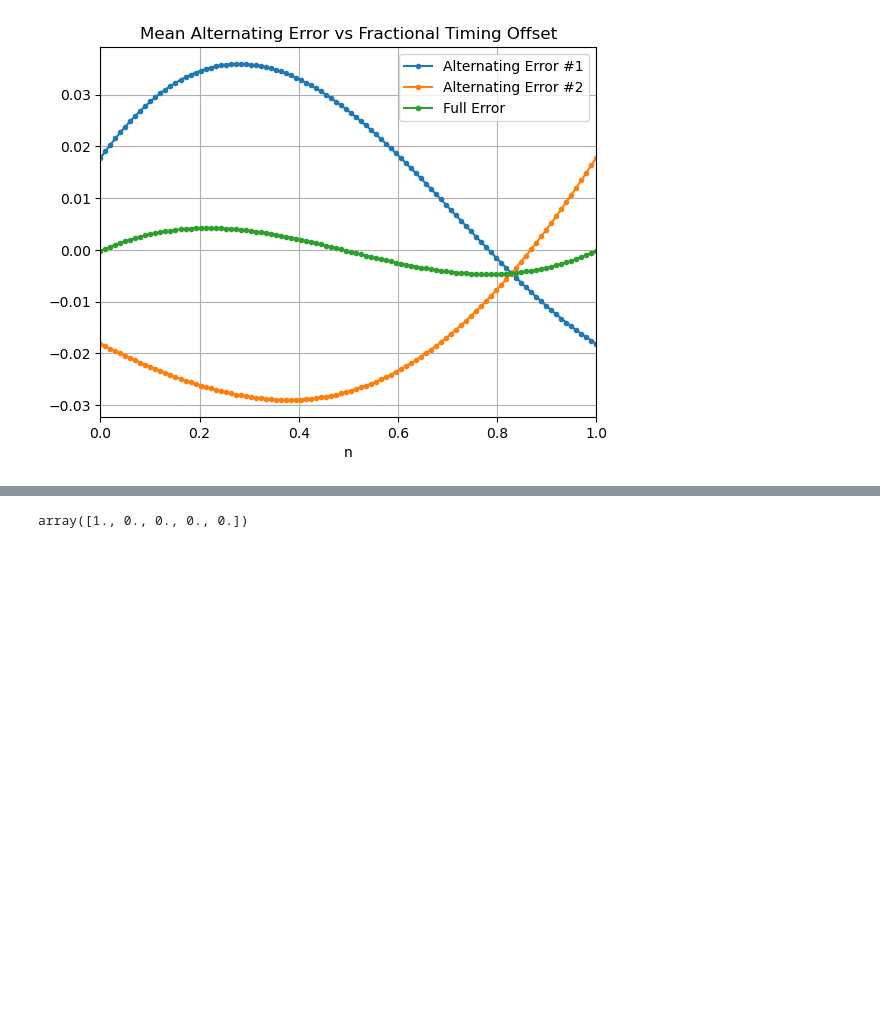
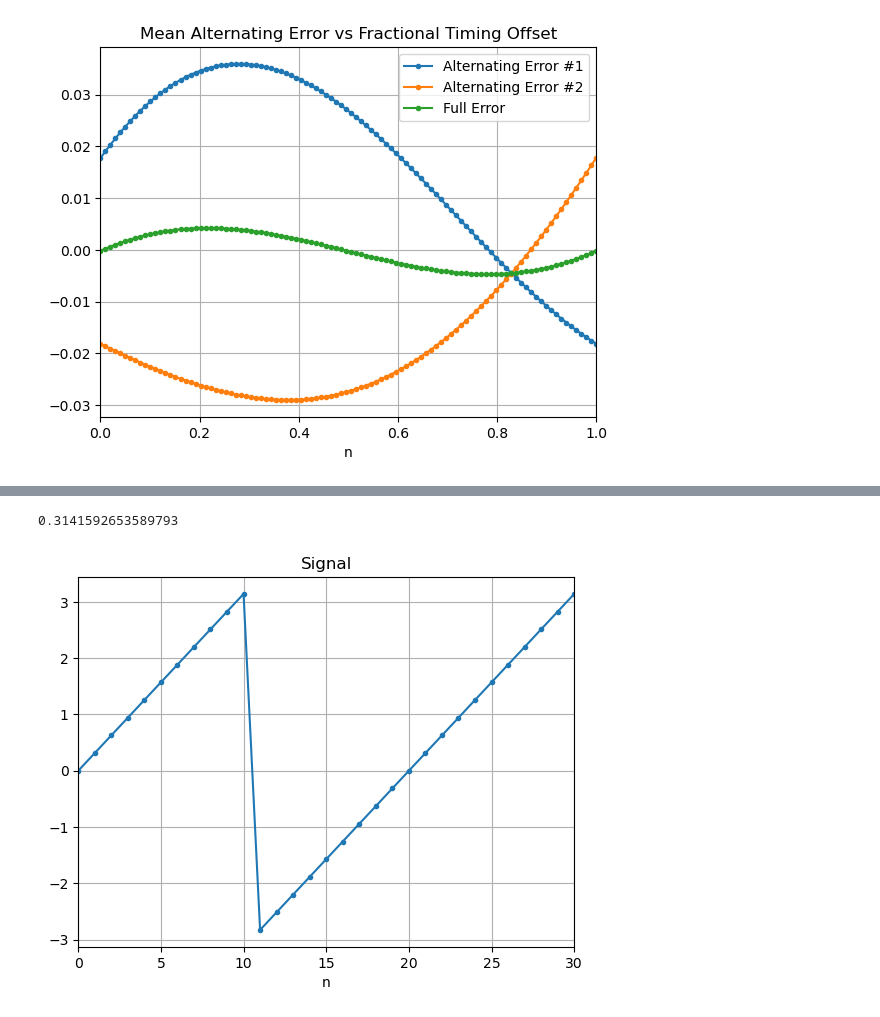
Before and after one commit to cddelong6626/sdr-notebooks, a Jupyter notebook: notebooks/qpsk_sim.ipynb, the cells around one changed output, grey strips where cells are left out. Drawn from its saved outputs; the diff is of its cells as text; code cells hidden in the pictures; blank space fills up the shorter version.

```diff
--- a/notebooks/qpsk_sim.ipynb
+++ b/notebooks/qpsk_sim.ipynb
@@ -418,8 +437,17 @@ plot_signal(frames_out, frames_in)
-# %%
-a = [1.0, 0, 0, 0]
-
-b = [1.0, 0]
-
-np.convolve(a, b)
-# %% [output]
-array([1., 0., 0., 0., 0.])
+# %%
+pct = 0.05
+print(pct*(2*np.pi))
+
+sig_0 = zadoff_chu(31)
+sig_1 = apply_cfo(sig_0, pct)
+
+phase_off = np.angle(sig_1 / sig_0)
+rel_phase_off = phase_off[1:] - phase_off[:-1]
+w_est = np.mean(rel_phase_off)
+
+# plot_signal(sig_0)
+# plot_signal(sig_1)
+plot_signal(phase_off)
+# %% [output]
+0.3141592653589793
+[figure, added]
```
Also changed, not shown: parts of 2 cells of this notebook, 3 other files.
